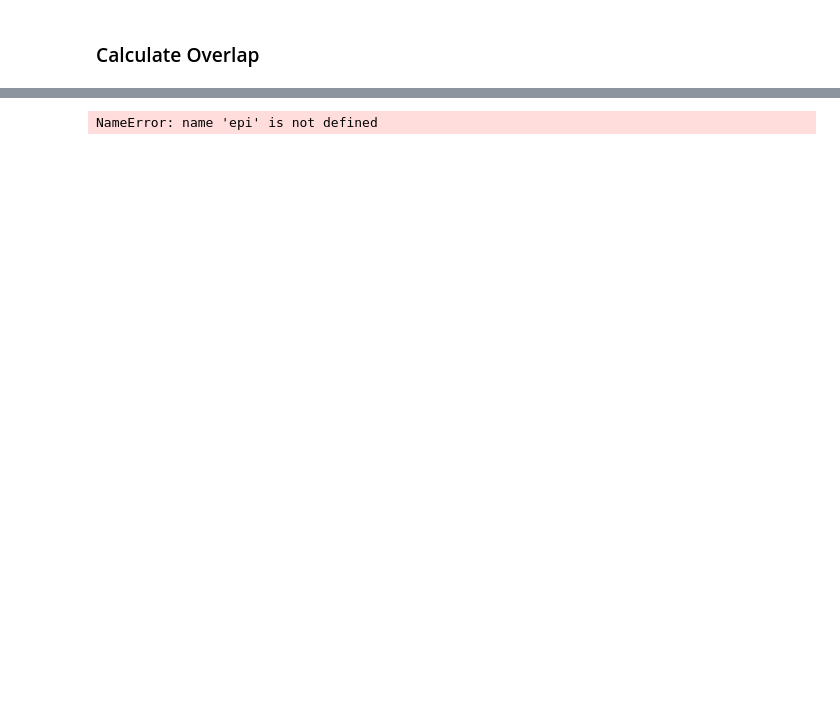
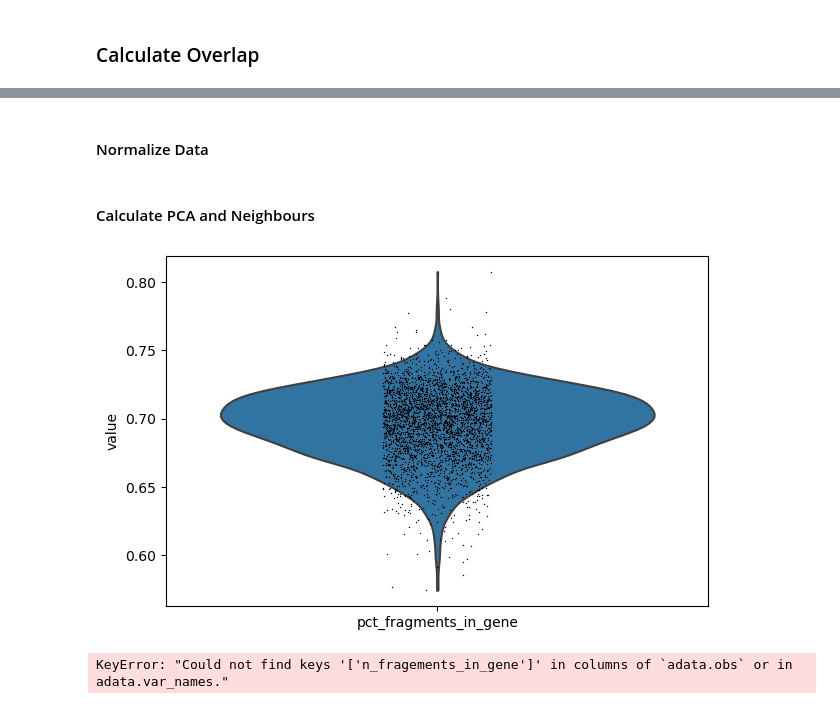
Before and after one commit to dawp2/notebooks, a Jupyter notebook: scATAC_map_reads_to_feature.ipynb, the cells around one changed output, grey strips where cells are left out. Drawn from its saved outputs; the diff is of its cells as text; code cells hidden in the pictures; blank space fills up the shorter version.

```diff
--- a/scATAC_map_reads_to_feature.ipynb
+++ b/scATAC_map_reads_to_feature.ipynb
@@ -79,0 +213,4 @@ overlap.pct_fragments_in_promoters(adata, input_dir='out/', fragments_file=FRAG_
+# %%
+non_xy = [name for name in adata.var_names if not name.startswith('chrY') | name.startswith('chrX')]
+adata = adata[:, non_xy]
+display(adata)
@@ -79,0 +223,9 @@ overlap.pct_fragments_in_promoters(adata, input_dir='out/', fragments_file=FRAG_
+# %%
+# remove cells with empty features
+epi.pp.filter_cells(adata, min_features=1)
+# remove features with no cells
+epi.pp.filter_features(adata, min_cells=1)
+
+# calculate the log of the number of features in each cell
+adata.obs['log_nb_features'] = [np.log10(x) for x in adata.obs['nb_features']]
+adata
@@ -79,0 +240,3 @@ overlap.pct_fragments_in_promoters(adata, input_dir='out/', fragments_file=FRAG_
+# %%
+epi.pp.binarize(adata)
+adata.layers['binary'] = adata.X.copy()
@@ -79,0 +249,10 @@ overlap.pct_fragments_in_promoters(adata, input_dir='out/', fragments_file=FRAG_
+# %% [markdown]
+#### Normalize Data
+# %%
+sc.pp.normalize_total(adata)
+adata.layers['normalised'] = adata.X.copy()
+
+# log-normalize
+epi.pp.log1p(adata)
+# %% [markdown]
+#### Calculate PCA and Neighbours
@@ -80,6 +266,6 @@ overlap.pct_fragments_in_promoters(adata, input_dir='out/', fragments_file=FRAG_
 # %%
-epi.pl.violin(adata, ['n_total_fragments'])
-epi.pl.violin(adata, ['n_fragments_in_promoters'])
-epi.pl.violin(adata, ['pct_fragments_in_promoters'])
+epi.pl.violin(adata, [ 'pct_fragments_in_gene' ])
+epi.pl.violin(adata, [ 'n_fragements_in_gene' ])
 # %% [output]
+[figure, added]
-NameError: name 'epi' is not defined
+KeyError: "Could not find keys '['n_fragements_in_gene']' in columns of `adata.obs` or in adata.var_names."
```
Also changed, not shown: parts of 25 cells of this notebook.
